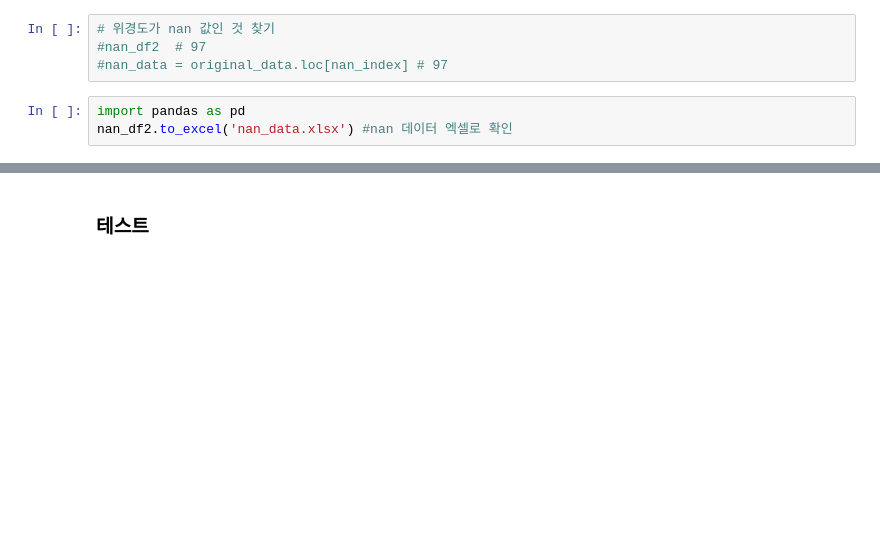
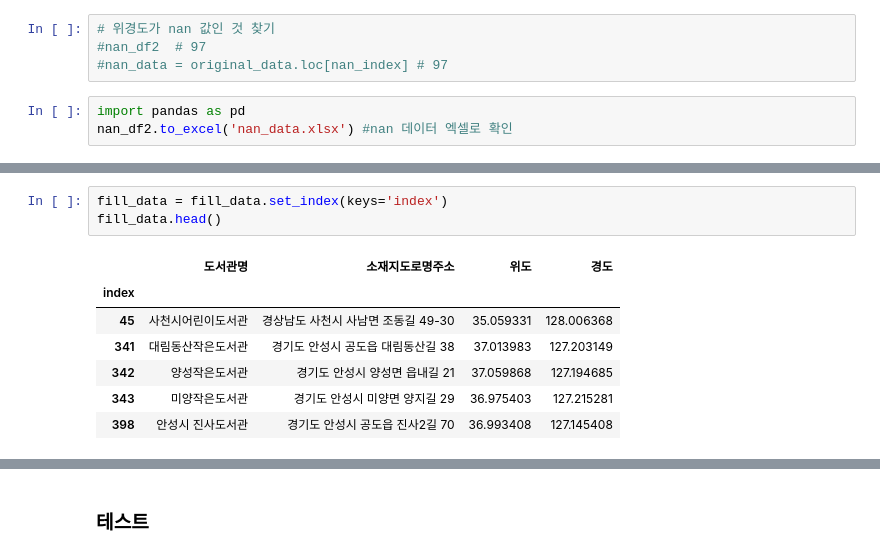
Before and after one commit to dev-hw/SeSAC-live_map, a Jupyter notebook: pro/1_도서관_프로젝트.ipynb, the cells around one changed output, grey strips where cells are left out. Drawn from its saved outputs; the diff is of its cells as text; blank space fills up the shorter version.

```diff
--- a/pro/1_도서관_프로젝트.ipynb
+++ b/pro/1_도서관_프로젝트.ipynb
@@ -281,0 +289,11 @@ nan_df2.to_excel('nan_data.xlsx') #nan 데이터 엑셀로 확인
+# %%
+fill_data = fill_data.set_index(keys='index')
+fill_data.head()
+# %% [output]
+|  | 도서관명 | 소재지도로명주소 | 위도 | 경도 |
+| index |  |  |  |  |
+| 45 | 사천시어린이도서관 | 경상남도 사천시 사남면 조동길 49-30 | 35.059331 | 128.006368 |
+| 341 | 대림동산작은도서관 | 경기도 안성시 공도읍 대림동산길 38 | 37.013983 | 127.203149 |
+| 342 | 양성작은도서관 | 경기도 안성시 양성면 읍내길 21 | 37.059868 | 127.194685 |
+| 343 | 미양작은도서관 | 경기도 안성시 미양면 양지길 29 | 36.975403 | 127.215281 |
+| 398 | 안성시 진사도서관 | 경기도 안성시 공도읍 진사2길 70 | 36.993408 | 127.145408 |
```
Also changed, not shown: parts of 33 cells of this notebook, 2 other files.
